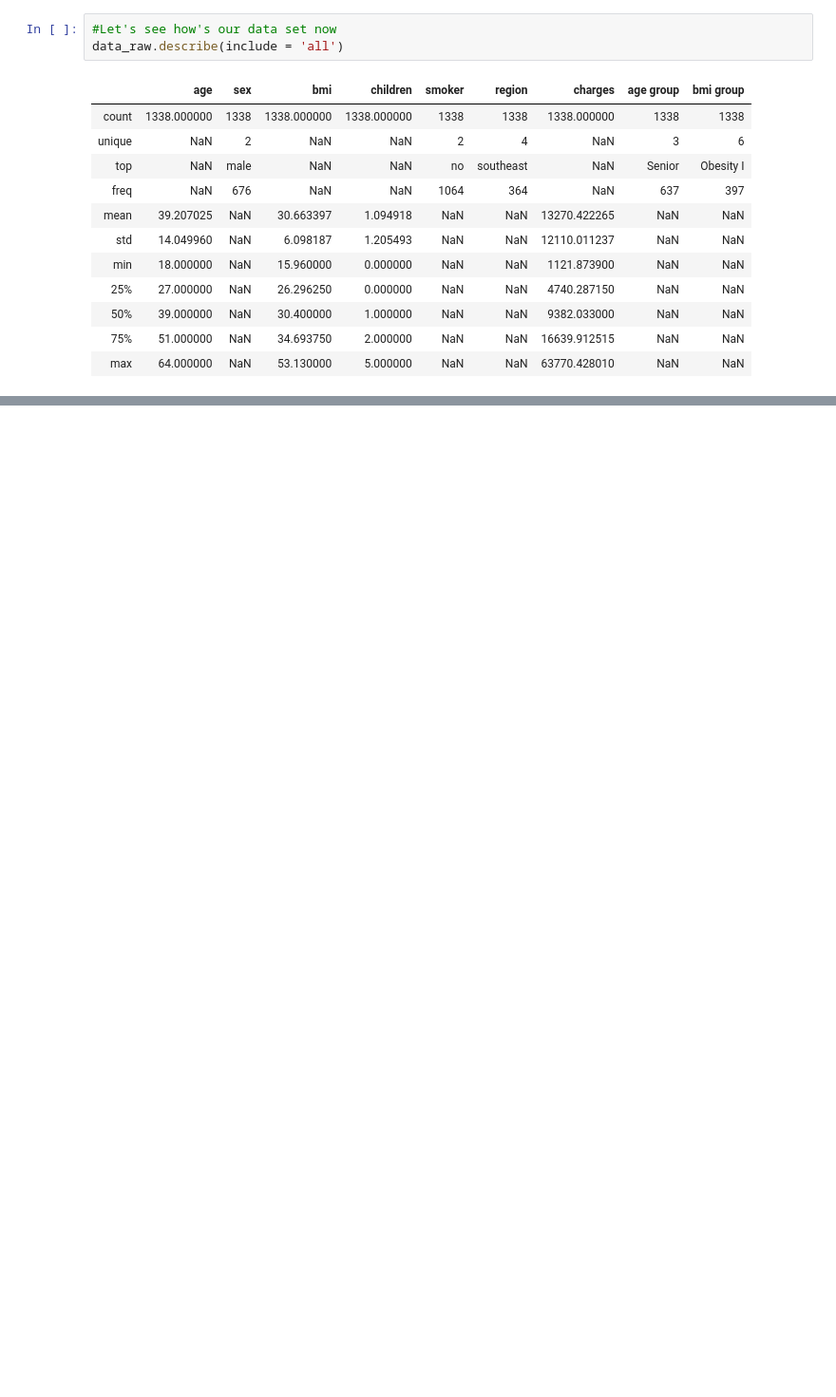
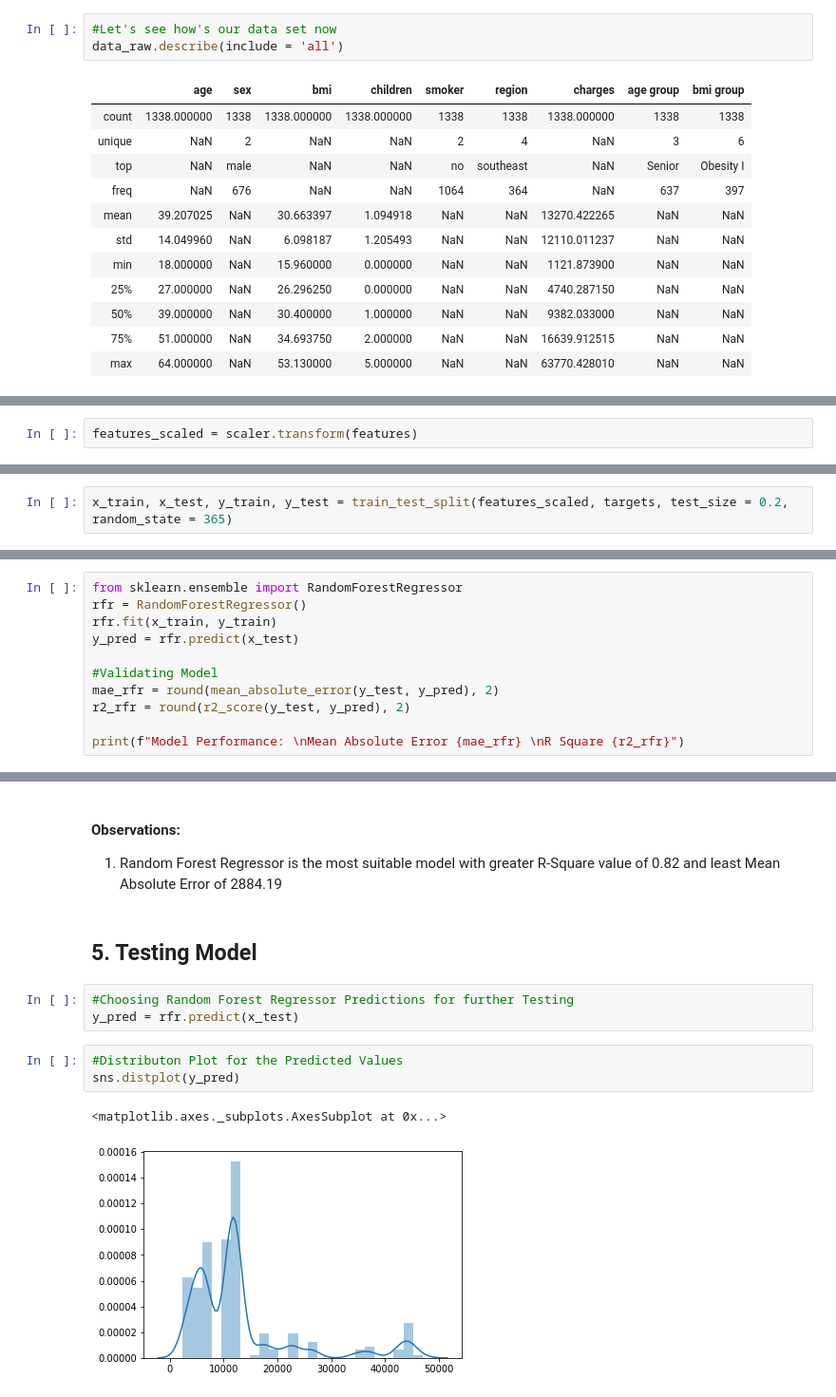
Before and after one commit to akshaynayanravi/insurance_charges, a Jupyter notebook: insurance_charges_predictions_regression.ipynb, the cells around one changed output, grey strips where cells are left out. Shown: that part at 95% size. Drawn from its saved outputs; the diff is of its cells as text; blank space fills up the shorter version.

Commit message:
Tested/Validated Model

```diff
--- a/insurance_charges_predictions_regression.ipynb
+++ b/insurance_charges_predictions_regression.ipynb
@@ -606,0 +391,2 @@ explained_variance_score(y_test, y_pred)
+# %%
+features_scaled = scaler.transform(features)
@@ -606,0 +395,2 @@ explained_variance_score(y_test, y_pred)
+# %%
+x_train, x_test, y_train, y_test = train_test_split(features_scaled, targets, test_size = 0.2, random_state = 365)
@@ -606,0 +425,11 @@ explained_variance_score(y_test, y_pred)
+# %%
+from sklearn.ensemble import RandomForestRegressor
+rfr = RandomForestRegressor()
+rfr.fit(x_train, y_train)
+y_pred = rfr.predict(x_test)
+
+#Validating Model
+mae_rfr = round(mean_absolute_error(y_test, y_pred), 2)
+r2_rfr = round(r2_score(y_test, y_pred), 2)
+
+print(f"Model Performance: \nMean Absolute Error {mae_rfr} \nR Square {r2_rfr}")
@@ -606,0 +505,14 @@ explained_variance_score(y_test, y_pred)
+# %% [markdown]
+#### Observations:
+1. Random Forest Regressor is the most suitable model with greater R-Square value of 0.82 and least Mean Absolute Error of 2884.19
+# %% [markdown]
+## 5. Testing Model
+# %%
+#Choosing Random Forest Regressor Predictions for further Testing
+y_pred = rfr.predict(x_test)
+# %%
+#Distributon Plot for the Predicted Values
+sns.distplot(y_pred)
+# %% [output]
+<matplotlib.axes._subplots.AxesSubplot at 0x...>
+[figure, added]
```
Also changed, not shown: parts of 113 cells of this notebook.
